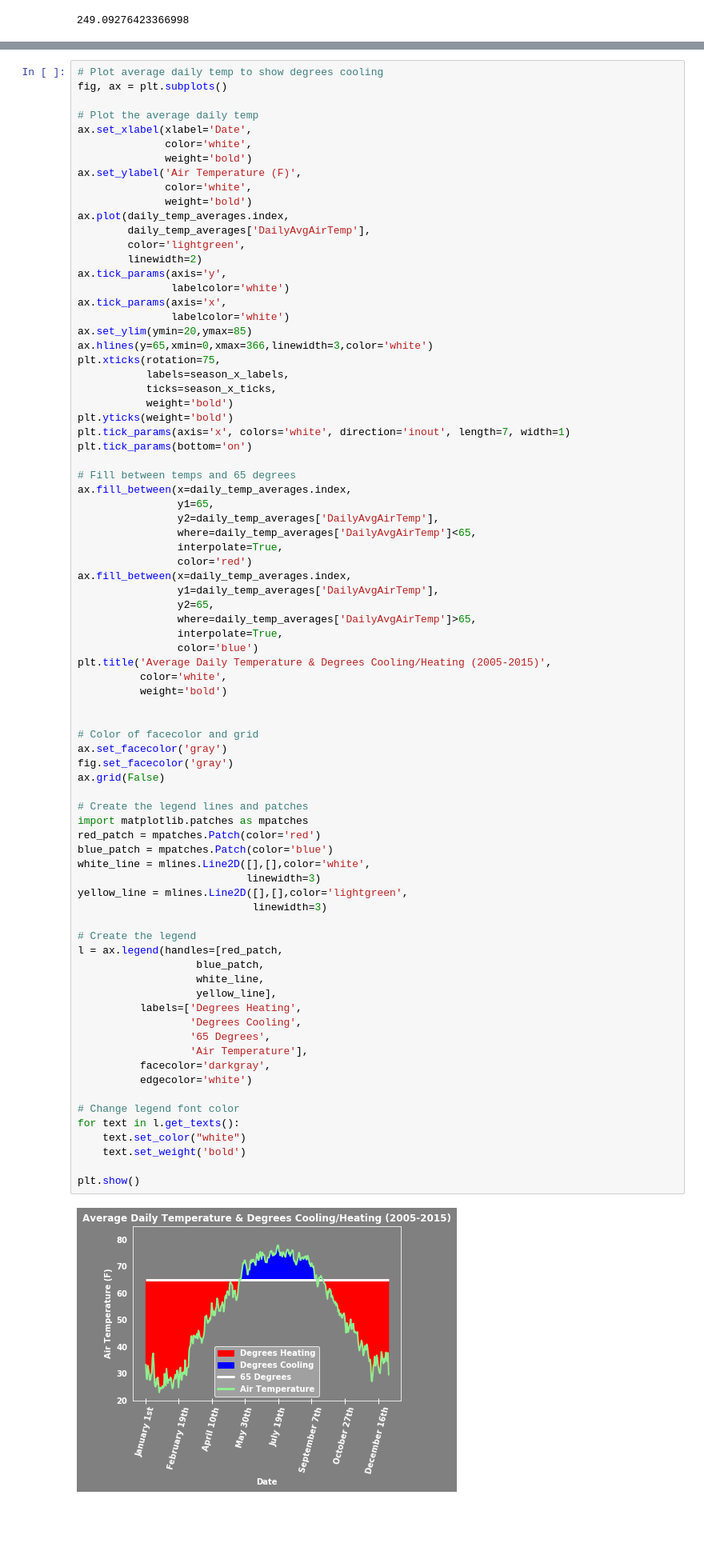
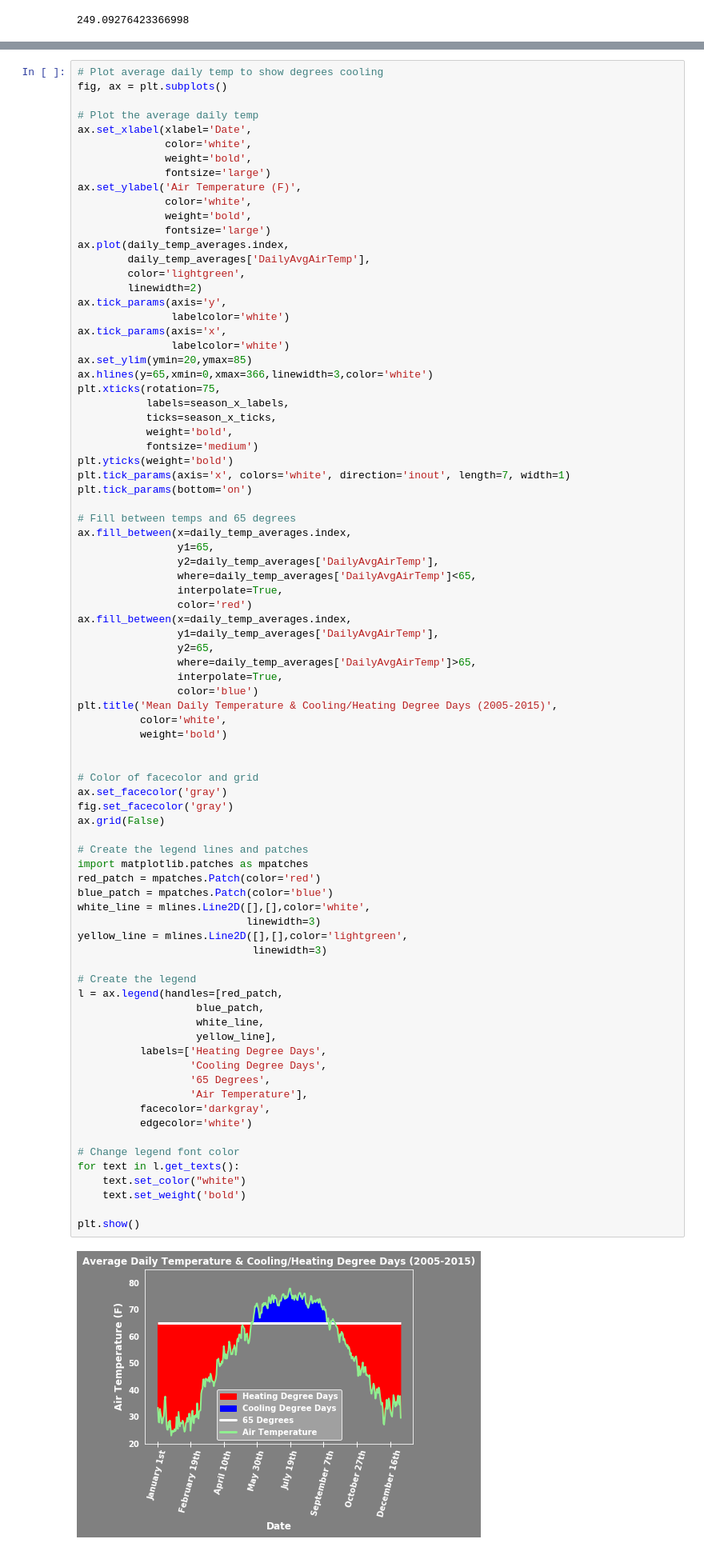
Before and after one commit to cjakuc/DS-Unit1-Build-Week, a Jupyter notebook: Notebooks/Unit1BuildWeek_Final.ipynb, the cells around one changed output, grey strips where cells are left out. Shown at 80% size. Saved outputs shown, nothing was run; the diff lists cells and outputs as text; blank space fills up the shorter version.

```diff
--- a/Notebooks/Unit1BuildWeek_Final.ipynb
+++ b/Notebooks/Unit1BuildWeek_Final.ipynb
@@ -689,10 +701,12 @@ fig, ax = plt.subplots()
 # Plot the average daily temp
 ax.set_xlabel(xlabel='Date',
               color='white',
-              weight='bold')
+              weight='bold',
+              fontsize='large')
 ax.set_ylabel('Air Temperature (F)',
               color='white',
-              weight='bold')
+              weight='bold',
+              fontsize='large')
 ax.plot(daily_temp_averages.index,
         daily_temp_averages['DailyAvgAirTemp'],
         color='lightgreen',
@@ -706,7 +720,8 @@ ax.hlines(y=65,xmin=0,xmax=366,linewidth=3,color='white')
 plt.xticks(rotation=75,
            labels=season_x_labels,
            ticks=season_x_ticks,
-           weight='bold')
+           weight='bold',
+           fontsize='medium')
 plt.yticks(weight='bold')
 plt.tick_params(axis='x', colors='white', direction='inout', length=7, width=1)
 plt.tick_params(bottom='on')
@@ -724,7 +739,7 @@ ax.fill_between(x=daily_temp_averages.index,
                 where=daily_temp_averages['DailyAvgAirTemp']>65,
                 interpolate=True,
                 color='blue')
-plt.title('Average Daily Temperature & Degrees Cooling/Heating (2005-2015)',
+plt.title('Mean Daily Temperature & Cooling/Heating Degree Days (2005-2015)',
           color='white',
           weight='bold')
 
@@ -733,36 +748,36 @@ plt.title('Average Daily Temperature & Degrees Cooling/Heating (2005-2015)',
 ax.set_facecolor('gray')
 fig.set_facecolor('gray')
 ax.grid(False)
 
 # Create the legend lines and patches
 import matplotlib.patches as mpatches
 red_patch = mpatches.Patch(color='red')
 blue_patch = mpatches.Patch(color='blue')
 white_line = mlines.Line2D([],[],color='white',
                            linewidth=3)
 yellow_line = mlines.Line2D([],[],color='lightgreen',
                             linewidth=3)
 
 # Create the legend
 l = ax.legend(handles=[red_patch,
                    blue_patch,
                    white_line,
                    yellow_line],
-          labels=['Degrees Heating',
-                  'Degrees Cooling',
+          labels=['Heating Degree Days',
+                  'Cooling Degree Days',
                   '65 Degrees',
                   'Air Temperature'],
           facecolor='darkgray',
           edgecolor='white')
 
 # Change legend font color
 for text in l.get_texts():
     text.set_color("white")
     text.set_weight('bold')
 
 plt.show()
 # %% [output]
-[figure, old version]
+[figure, new version]
 # %%
 daily_dd_averages.head()
 # %% [output]
```
Also changed, not shown: parts of 6 cells of this notebook.
